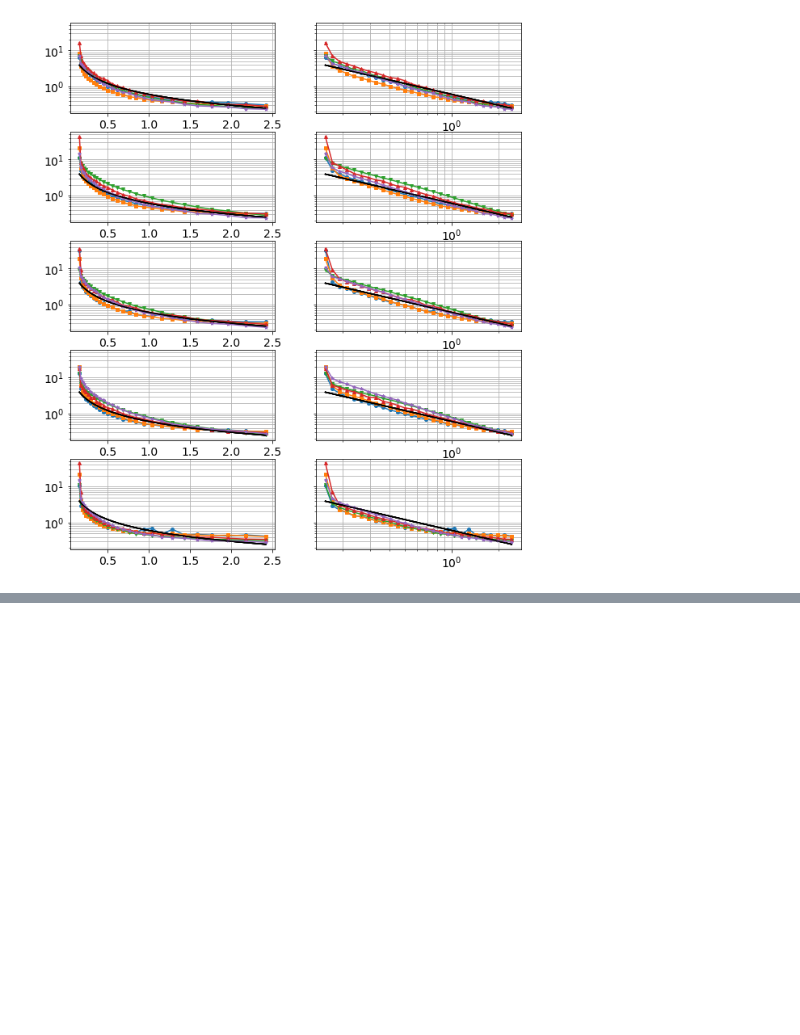
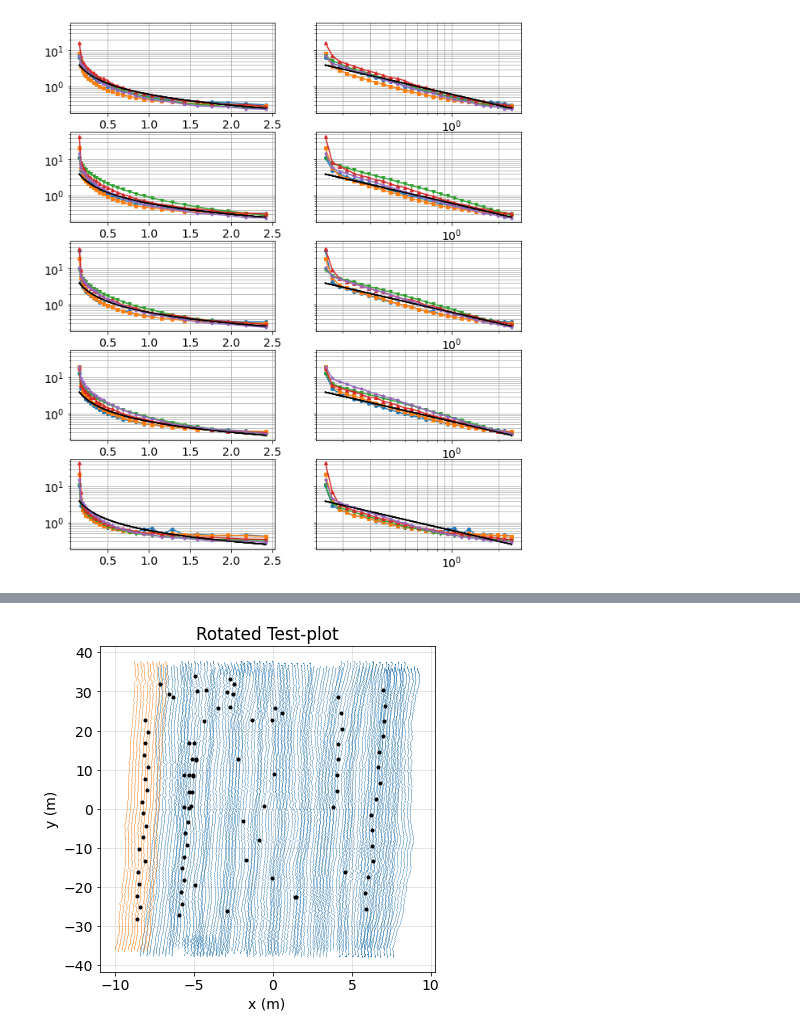
Before and after one commit to lheagy/uxo-workspace, a Jupyter notebook: plotting_test_data_and_noise.ipynb, the cells around one changed output, grey strips where cells are left out. Cells and saved outputs as stored; diff of their text form; code cells hidden in the pictures; blank space fills up the shorter version.

```diff
--- a/plotting_test_data_and_noise.ipynb
+++ b/plotting_test_data_and_noise.ipynb
@@ -603,0 +686,34 @@ for a in ax.flatten():
+# %%
+
+fig, ax = plt.subplots(1, 1, figsize=(6, 6))
+
+for l in np.unique(xyz_data[linesi]):
+    if l == line_id:
+        color = "C1"
+    else:
+        color = "C0"
+    inds = xyz_data[linesi] == l
+    ax.plot(local_x[inds], local_y[inds], f'.{color}', alpha=0.1, ms=0.2);
+
+ax.plot(local_ground_truth_x, local_ground_truth_y, 'k.', label="ordnance")
+
+# find the ordnance objects of interest
+inds = xyz_data[linesi] == line_id
+inds_ordnance_covered = (
+    (local_ground_truth_x <= local_x[line_id].max()) &
+    (local_ground_truth_x >= local_x[line_id].min())
+)
+ax.plot(
+    local_ground_truth_x[inds_ordnance_covered],
+    local_ground_truth_x[inds_ordnance_covered],
+    'C3.', label="ordnance")
+
+
+# ax.legend()
+ax.set_title("Rotated Test-plot")
+ax.set_xlabel("x (m)")
+ax.set_ylabel("y (m)")
+ax.grid("both", alpha=0.4)
+# ax.set_xlim([0, 10])
+# %% [output]
+[figure, added]
```
Also changed, not shown: parts of 13 cells of this notebook, 4 other files.
